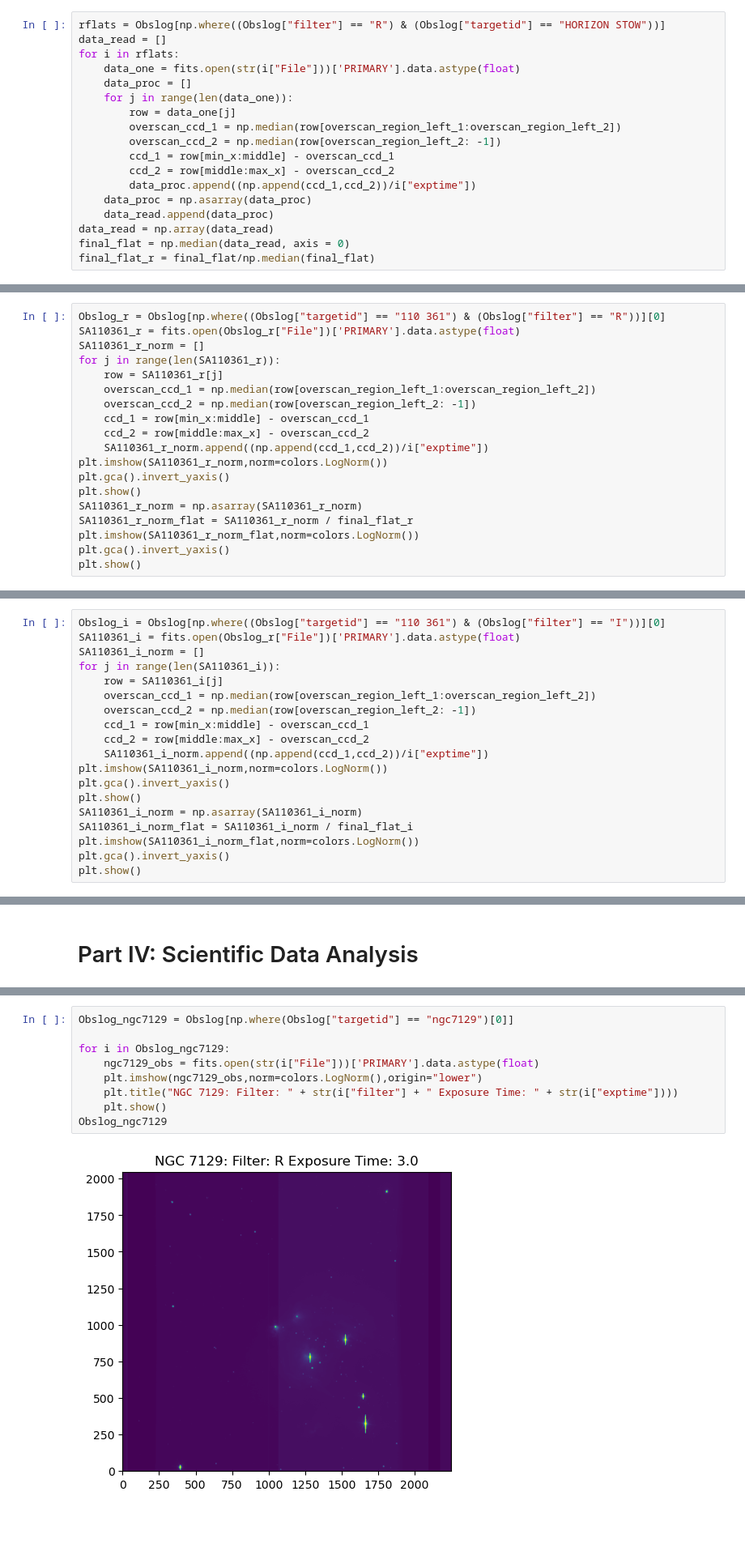
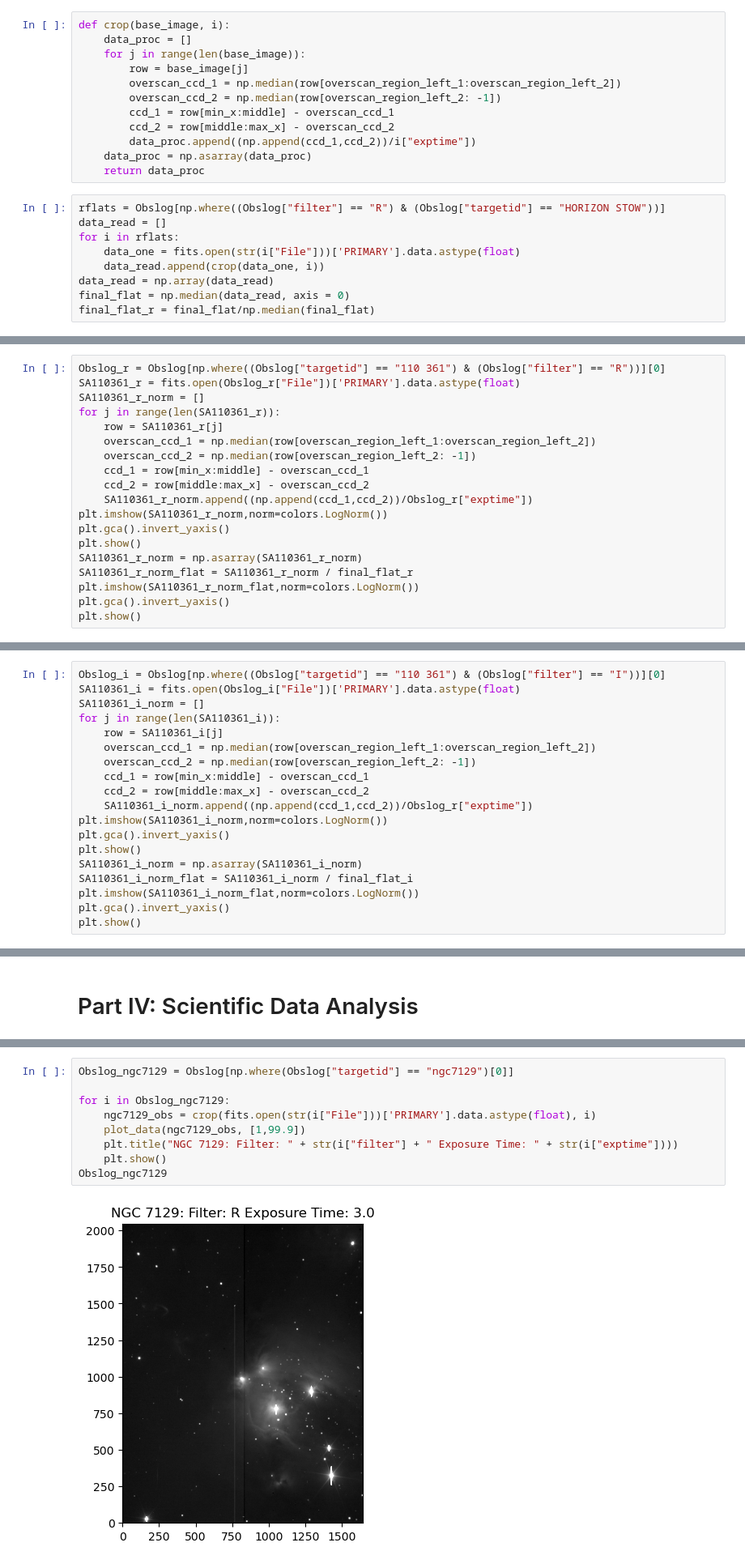
Before and after one commit to Hallflower20/ay107-data-reduction, a Jupyter notebook: problemset2.ipynb, the cells around one changed output, grey strips where cells are left out. Shown at 81% size. Drawn from its saved outputs; the diff is of its cells as text; blank space fills up the shorter version.

```diff
--- a/problemset2.ipynb
+++ b/problemset2.ipynb
@@ -247,21 +251,24 @@ overscan_region_left_2 = right_1 + start
 ## R-Band Filter
 
 (a) **Display your final normalized master flat for the first filter, including a colorbar. Title the plot with "Master Flat" and the filter name.**
+# %%
+def crop(base_image, i):
+    data_proc = []
+    for j in range(len(base_image)):
+        row = base_image[j]
+        overscan_ccd_1 = np.median(row[overscan_region_left_1:overscan_region_left_2])
+        overscan_ccd_2 = np.median(row[overscan_region_left_2: -1])
+        ccd_1 = row[min_x:middle] - overscan_ccd_1
+        ccd_2 = row[middle:max_x] - overscan_ccd_2
+        data_proc.append((np.append(ccd_1,ccd_2))/i["exptime"])
+    data_proc = np.asarray(data_proc)
+    return data_proc
 # %%
 rflats = Obslog[np.where((Obslog["filter"] == "R") & (Obslog["targetid"] == "HORIZON STOW"))]
 data_read = []
 for i in rflats:
     data_one = fits.open(str(i["File"]))['PRIMARY'].data.astype(float)
-    data_proc = []
-    for j in range(len(data_one)):
-        row = data_one[j]
-        overscan_ccd_1 = np.median(row[overscan_region_left_1:overscan_region_left_2])
-        overscan_ccd_2 = np.median(row[overscan_region_left_2: -1])
-        ccd_1 = row[min_x:middle] - overscan_ccd_1
-        ccd_2 = row[middle:max_x] - overscan_ccd_2
-        data_proc.append((np.append(ccd_1,ccd_2))/i["exptime"])
-    data_proc = np.asarray(data_proc)
-    data_read.append(data_proc)
+    data_read.append(crop(data_one, i))
 data_read = np.array(data_read)
 final_flat = np.median(data_read, axis = 0)
 final_flat_r = final_flat/np.median(final_flat)
@@ -315,7 +322,7 @@ for j in range(len(SA110361_r)):
     overscan_ccd_2 = np.median(row[overscan_region_left_2: -1])
     ccd_1 = row[min_x:middle] - overscan_ccd_1
     ccd_2 = row[middle:max_x] - overscan_ccd_2
-    SA110361_r_norm.append((np.append(ccd_1,ccd_2))/i["exptime"])
+    SA110361_r_norm.append((np.append(ccd_1,ccd_2))/Obslog_r["exptime"])
 plt.imshow(SA110361_r_norm,norm=colors.LogNorm())
 plt.gca().invert_yaxis()
 plt.show()
@@ -329,7 +336,7 @@ plt.show()
 [figure]
 # %%
 Obslog_i = Obslog[np.where((Obslog["targetid"] == "110 361") & (Obslog["filter"] == "I"))][0]
-SA110361_i = fits.open(Obslog_r["File"])['PRIMARY'].data.astype(float)
+SA110361_i = fits.open(Obslog_i["File"])['PRIMARY'].data.astype(float)
 SA110361_i_norm = []
 for j in range(len(SA110361_i)):
     row = SA110361_i[j]
@@ -337,7 +344,7 @@ for j in range(len(SA110361_i)):
     overscan_ccd_2 = np.median(row[overscan_region_left_2: -1])
     ccd_1 = row[min_x:middle] - overscan_ccd_1
     ccd_2 = row[middle:max_x] - overscan_ccd_2
-    SA110361_i_norm.append((np.append(ccd_1,ccd_2))/i["exptime"])
+    SA110361_i_norm.append((np.append(ccd_1,ccd_2))/Obslog_r["exptime"])
 plt.imshow(SA110361_i_norm,norm=colors.LogNorm())
 plt.gca().invert_yaxis()
 plt.show()
@@ -581,11 +591,11 @@ To orient yourself to the field, find a picture of star-forming region NGC 7219
 # %%
 Obslog_ngc7129 = Obslog[np.where(Obslog["targetid"] == "ngc7129")[0]]
 
 for i in Obslog_ngc7129:
-    ngc7129_obs = fits.open(str(i["File"]))['PRIMARY'].data.astype(float)
-    plt.imshow(ngc7129_obs,norm=colors.LogNorm(),origin="lower")
+    ngc7129_obs = crop(fits.open(str(i["File"]))['PRIMARY'].data.astype(float), i)
+    plot_data(ngc7129_obs, [1,99.9])
     plt.title("NGC 7129: Filter: " + str(i["filter"] + " Exposure Time: " + str(i["exptime"])))
     plt.show()
 Obslog_ngc7129
 # %% [output]
-[figure, old version]
+[figure, new version]
```
Also changed, not shown: parts of 26 cells of this notebook, 31 other files.
